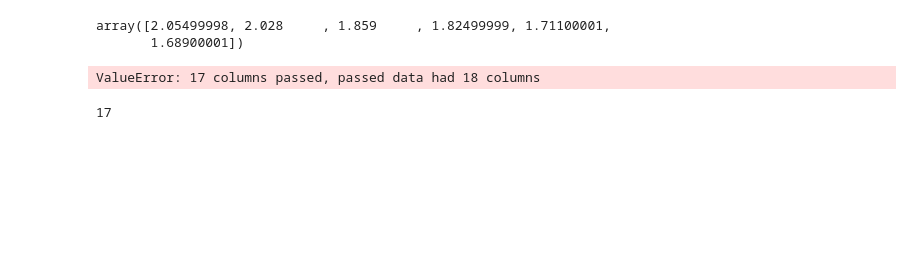
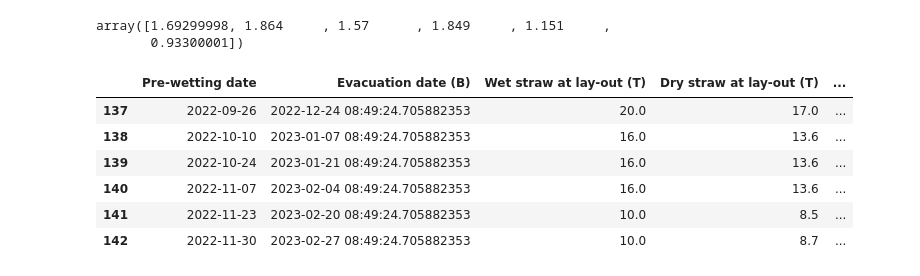
Before and after one commit to acktan/farms, a Jupyter notebook: initAnalysis.ipynb, the cells around one changed output. Saved outputs shown, nothing was run; the diff lists cells and outputs as text; code cells hidden in the pictures; blank space fills up the shorter version.

```diff
--- a/initAnalysis.ipynb
+++ b/initAnalysis.ipynb
@@ -308,15 +333,17 @@ for i in inputData.index:
 future_batch = pd.concat([inputData, arr], axis=1)
 future_batch = column_imputer(future_batch, future_batch.columns)
 # %%
-pipe.predict(_dateEncode(future_batch))
+pipe_small.predict(_dateEncode(future_batch))
 # %% [output]
-array([2.05499998, 2.028     , 1.859     , 1.82499999, 1.71100001,
-       1.68900001])
+array([1.69299998, 1.864     , 1.57      , 1.849     , 1.151     ,
+       0.93300001])
-# %%
-pd.DataFrame([results.tvalues.values, pipe.named_steps['extratreesregressor'].feature_importances_], columns=results.tvalues.index).T
-# %% [output]
-ValueError: 17 columns passed, passed data had 18 columns
-# %%
-len(pipe.named_steps['extratreesregressor'].feature_importances_)
-# %% [output]
-17
+# %%
+future_batch
+# %% [output]
+|  | Pre-wetting date | Evacuation date (B) | Wet straw at lay-out (T) | Dry straw at lay-out (T) | ... |
+| 137 | 2022-09-26 | 2022-12-24 08:49:24.705882353 | 20.0 | 17.0 | ... |
+| 138 | 2022-10-10 | 2023-01-07 08:49:24.705882353 | 16.0 | 13.6 | ... |
+| 139 | 2022-10-24 | 2023-01-21 08:49:24.705882353 | 16.0 | 13.6 | ... |
+| 140 | 2022-11-07 | 2023-02-04 08:49:24.705882353 | 16.0 | 13.6 | ... |
+| 141 | 2022-11-23 | 2023-02-20 08:49:24.705882353 | 10.0 | 8.5 | ... |
+| 142 | 2022-11-30 | 2023-02-27 08:49:24.705882353 | 10.0 | 8.7 | ... |
```
Also changed, not shown: parts of 12 cells of this notebook.
